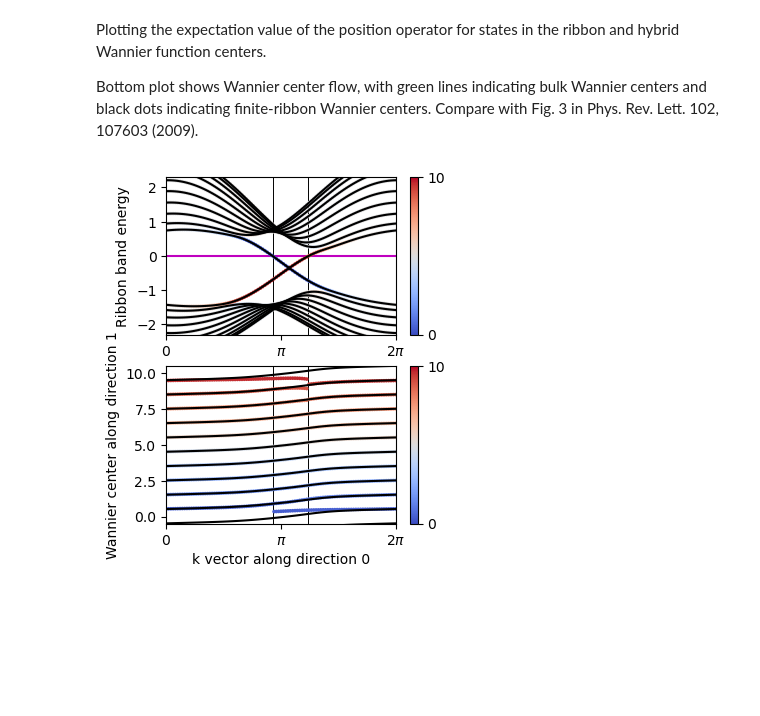
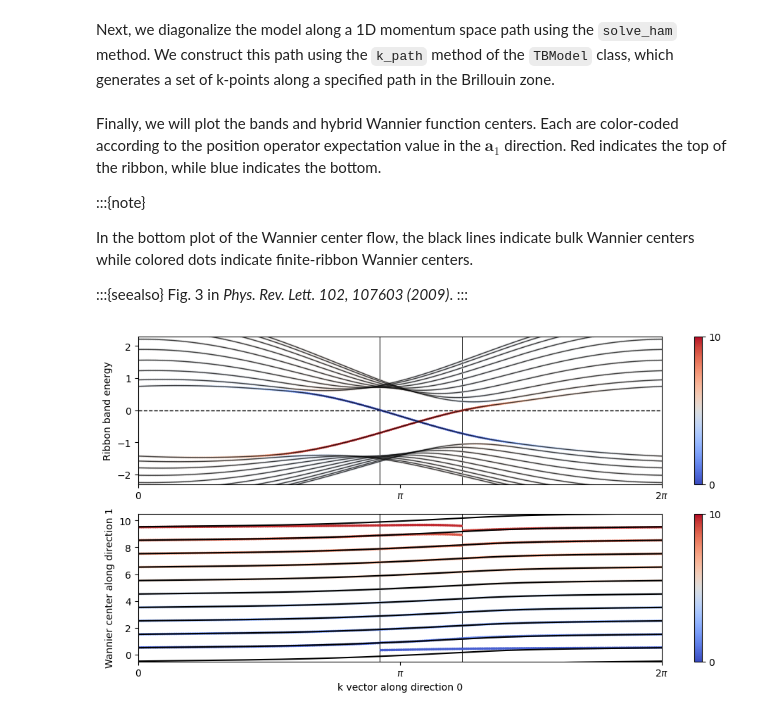
Before and after one commit to treycole/pythtb, a Jupyter notebook: docs/source/examples_ipynb/haldane_hwf.ipynb, the cells around one changed output. Saved outputs shown, nothing was run; the diff lists cells and outputs as text; code cells hidden in the pictures; blank space fills up the shorter version.

Commit message:
update mesh with build_cutsom method, update docs accordingly

```diff
--- a/docs/source/examples_ipynb/haldane_hwf.ipynb
+++ b/docs/source/examples_ipynb/haldane_hwf.ipynb
@@ -42,7 +38,7 @@ efermi = 0.25
 # %%
 # number of discretized sites or k-points in the mesh in directions 0 and 1
-nk0 = 100
-nk1 = 10
+nk0 = 300
+nk1 = 100
 
 mesh = Mesh(my_model)
 mesh.build_grid(shape_k=(nk0, nk1), full_grid=True)
@@ -57,6 +59,7 @@ phi_1 = my_array.berry_phase(occ=[0], dir=1, contin=True)
 # %%
 # create Haldane ribbon that is finite along direction 1
-ribbon_model = my_model.cut_piece(nk1, fin_dir=1, glue_edgs=False)
-(k_vec, k_dist, k_node) = ribbon_model.k_path([0.0, 0.5, 1.0], nk0, report=False)
-k_label = [r"$0$", r"$\pi$", r"$2\pi$"]
+n_layers = 10
+ribbon_model = my_model.cut_piece(n_layers, fin_dir=1, glue_edgs=False)
+# %% [markdown]
+Next, we diagonalize the model along a 1D momentum space path using the `solve_ham` method. We construct this path using the `k_path` method of the `TBModel` class, which generates a set of k-points along a specified path in the Brillouin zone.
 # %%
@@ -73,40 +83,41 @@ for i in range(rib_eval.shape[0] - 1):
     if nocc_i != nocc_ip:
         jump_k.append(i)
 # %% [markdown]
-Plotting the expectation value of the position operator for states in the ribbon and hybrid Wannier function centers.
+Finally, we will plot the bands and hybrid Wannier function centers. Each are color-coded according to the position operator expectation value in the $\mathbf{a}_1$ direction. Red indicates the top of the ribbon, while blue indicates the bottom.
 
-Bottom plot shows Wannier center flow, with green lines indicating bulk Wannier centers and black dots indicating finite-ribbon Wannier centers. Compare with Fig. 3 in Phys. Rev. Lett. 102, 107603 (2009).
+:::{note}
+
+In the bottom plot of the Wannier center flow, the black lines indicate bulk Wannier centers while colored dots indicate finite-ribbon Wannier centers.
+
+:::{seealso}
+Fig. 3 in _Phys. Rev. Lett. 102, 107603 (2009)_.
+:::
+# %%
+pos_exps = []
+for i in range(rib_evec.shape[0]):
+    # get expectation value of the position operator for states at i-th kpoint
+    pos_exp = ribbon_model.position_expectation(rib_evec[i, :], dir=1)
+    pos_exps.append(pos_exp)
+pos_exps = np.array(pos_exps)
 # %%
-fig, (ax1, ax2) = plt.subplots(2, 1)
+fig, (ax1, ax2) = plt.subplots(2, 1, figsize=(12, 6))
 
 # plot bandstructure of the ribbon
-for n in range(rib_eval.shape[1]):
-    ax1.plot(k_dist, rib_eval[:, n], c="k", zorder=-50)
+ax1.plot(k_dist, rib_eval, c="k", zorder=2, alpha=0.7, lw=1)
 
-# color bands according to expectation value of y operator (red=top, blue=bottom)
-for i in range(rib_evec.shape[0]):
-    # get expectation value of the position operator for states at i-th kpoint
-    pos_exp = ribbon_model.position_expectation(rib_evec[i, :], dir=1)
-
-    # plot states according to the expectation value
-    s = ax1.scatter(
-        [k_vec[i]] * rib_eval.shape[1],
-        rib_eval[i, :],
-        c=pos_exp,
-        s=7,
-        marker="o",
-        cmap="coolwarm",
-        edgecolors="none",
-        vmin=0.0,
-        vmax=float(nk1),
-        zorder=-100,
+# plot band structure with position expec. coloring
+for band in range(rib_eval.shape[1]):
+    sc = ax1.scatter(
+        k_dist, rib_eval[:, band],
+        c=pos_exps[:, band], cmap='coolwarm',
+        vmin=0, vmax=float(n_layers), s=2, marker="o", zorder=1
     )
 
 # color scale
-fig.colorbar(s, None, ax1, ticks=[0.0, float(nk1)])
+fig.colorbar(sc, ax=ax1, ticks=[0.0, float(n_layers)])
 
 # plot Fermi energy
-ax1.axhline(0.0, c="m", zorder=-200)
+ax1.axhline(0.0, c="k", ls="--", lw=1,zorder=-200)
 
 # vertical lines show crossings of surface bands with Fermi energy
 for ax in [ax1, ax2]:
@@ -120,41 +131,41 @@ ax1.set_ylabel("Ribbon band energy")
 ax1.set_ylim(-2.3, 2.3)
 
 # plot bulk hybrid Wannier center positions and their periodic images
-for j in range(-1, nk1 + 1):
-    ax2.plot(k_vec, float(j) + phi_1 / (2 * np.pi), "k-", zorder=-50)
+for j in range(-1, n_layers + 1):
+    ax2.plot(k_vec, j + phi_1 / (2 * np.pi), "k-", zorder=2)
 
 # plot finite centers of ribbon along direction 1
 for i in range(rib_evec.shape[0]):
     # get occupied states only (those below Fermi level)
     occ_evec = rib_evec[i, rib_eval[i, :] < 0.0]
     # get centers of hybrid wannier functions
     hwfc = ribbon_model.position_hwf(occ_evec, 1)
     # plot centers
     s = ax2.scatter(
         [k_vec[i]] * hwfc.shape[0],
         hwfc,
         c=hwfc,
         s=7,
         marker="o",
         cmap="coolwarm",
         edgecolors="none",
         vmin=0.0,
-        vmax=float(nk1),
-        zorder=-100,
+        vmax=float(n_layers),
+        zorder=1,
     )
 
 # color scale
-fig.colorbar(s, None, ax2, ticks=[0, float(nk1)])
+fig.colorbar(s, None, ax2, ticks=[0, float(n_layers)])
 
 # tweaks
 ax2.set_xlabel(r"k vector along direction 0")
 ax2.set_ylabel(r"Wannier center along direction 1")
-ax2.set_ylim(-0.5, nk1 + 0.5)
+ax2.set_ylim(-0.5, n_layers + 0.5)
 
 # label both axes
 for ax in [ax1, ax2]:
     ax.set_xlim(k_node[0], k_node[-1])
     ax.set_xticks(k_node)
     ax.set_xticklabels(k_label)
 # %% [output]
-[figure, old version]
+[figure, new version]
```
Also changed, not shown: parts of 11 cells of this notebook, 11 other files.
